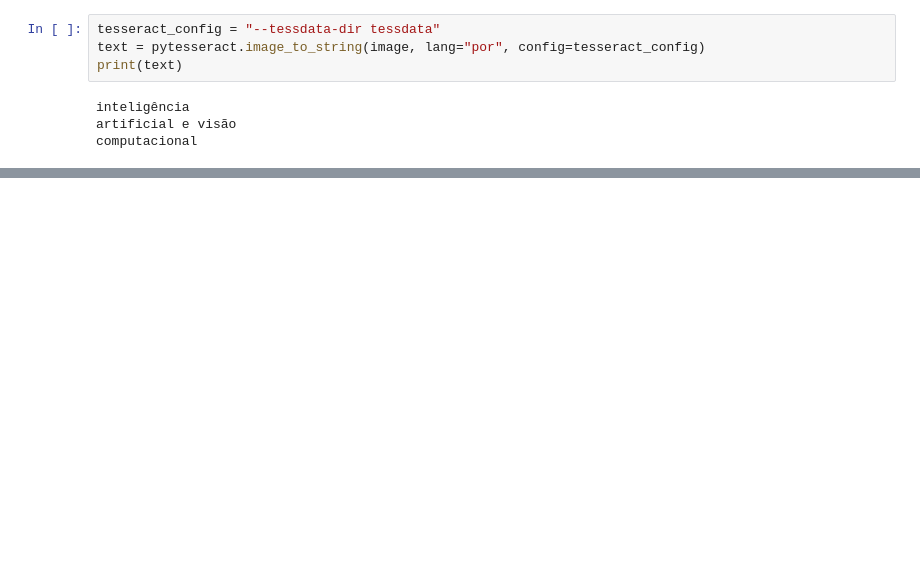
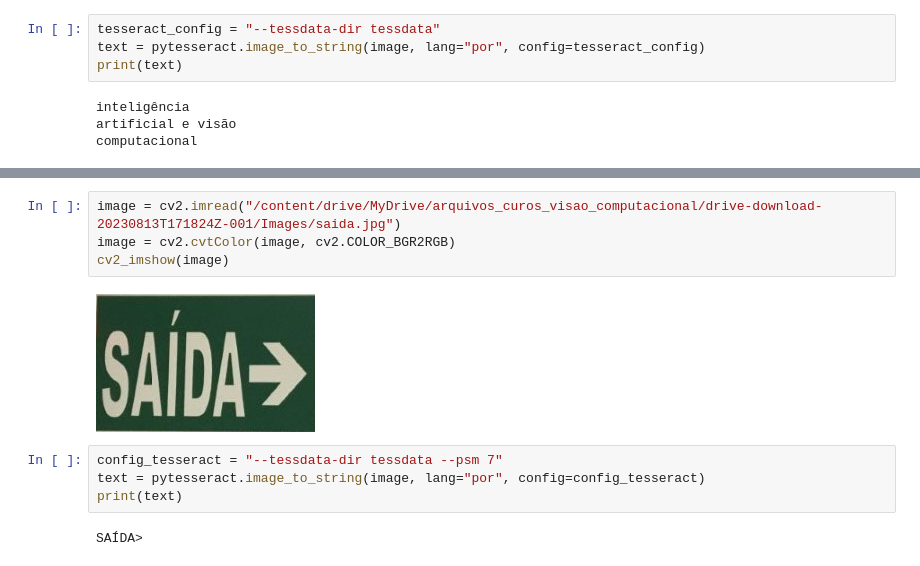
Before and after one commit to pedro162/computer_vision, a Jupyter notebook: ocr_and_tesseract_.ipynb, the cells around one changed output, grey strips where cells are left out. Saved outputs shown, nothing was run; the diff lists cells and outputs as text; blank space fills up the shorter version.

```diff
--- a/ocr_and_tesseract_.ipynb
+++ b/ocr_and_tesseract_.ipynb
@@ -177,0 +228,12 @@ Saving to: ‘./tessdata/eng.traineddata’
+# %%
+image = cv2.imread("/content/drive/MyDrive/arquivos_curos_visao_computacional/drive-download-20230813T171824Z-001/Images/saida.jpg")
+image = cv2.cvtColor(image, cv2.COLOR_BGR2RGB)
+cv2_imshow(image)
+# %% [output]
+[figure, added]
+# %%
+config_tesseract = "--tessdata-dir tessdata --psm 7"
+text = pytesseract.image_to_string(image, lang="por", config=config_tesseract)
+print(text)
+# %% [output]
+SAÍDA>
```
Also changed, not shown: parts of 11 cells of this notebook.
